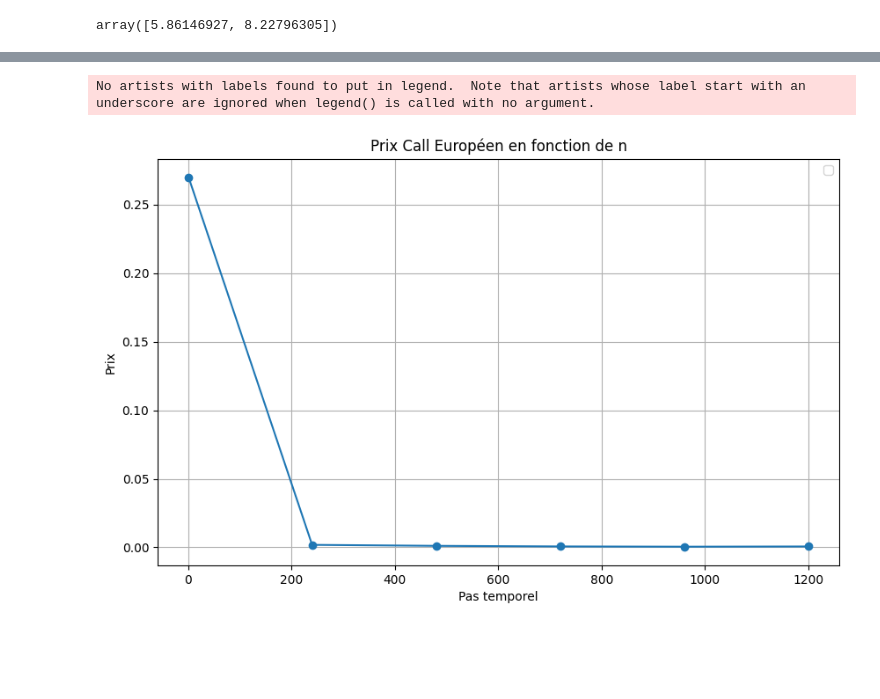
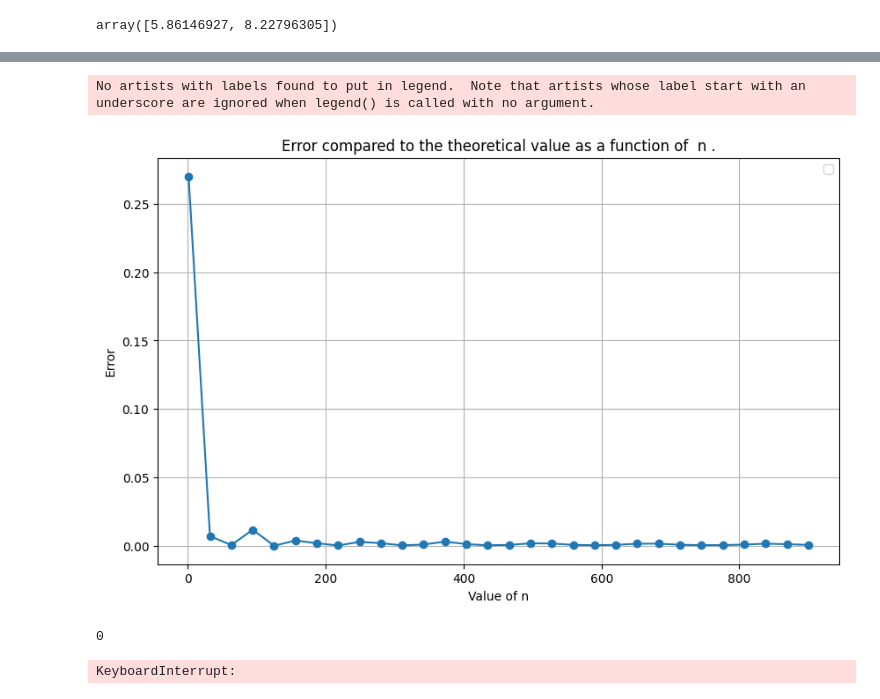
Before and after one commit to GodwinZonou/Options-pricing-recombining-tree, a Jupyter notebook: recomb_tree _2regime.ipynb, the cells around one changed output, grey strips where cells are left out. Saved outputs shown, nothing was run; the diff lists cells and outputs as text; code cells hidden in the pictures; blank space fills up the shorter version.

```diff
--- a/recomb_tree _2regime.ipynb
+++ b/recomb_tree _2regime.ipynb
@@ -44,7 +44,7 @@ def proba_up_middle_down(List_sigma,List_a,Liste_saut,sigma_bar,T,n):
         proba[2,i]=1-(proba[0,i]+proba[1,i])
     return proba
 # %%
-arbre=arbre_recomb2(1000,5)
+arbre=arbre_recomb2(2500,3)
 # %%
 kappa = 3.0
 theta = 0.04
@@ -52,7 +52,7 @@ sigma_v = 0.1
 r = 0.05
 rho = -0.1 # covariance between price and volatility brownian motions
 v0 = 0.04
-sigma_bar = 0.1
+sigma_bar = 0.2
 # %%
 def prix_call_europeen(K,S_o,n,b,sigma_bar,T,List_sigma,List_a,Liste_saut,List_r,P):
     proba_umd=proba_up_middle_down(List_sigma,List_a,Liste_saut,sigma_bar,T,n)
@@ -597,33 +606,33 @@ array([7.63109277e-01, 7.89815905e-01, 8.12482022e-01, 8.33446597e-01,
 # %%
 import numpy as np
 import matplotlib.pyplot as plt
 
 # Définir les valeurs de n
-n_values = np.linspace(1, 1200, 6, dtype=int)
+n_values = np.linspace(1, 900, 30, dtype=int)
 
 # Définir les autres paramètres
 K = 100
 S_o = 94
 truth = 5.8620
 # Créer une figure
 plt.figure(figsize=(10, 6))
 R=[]
 # Parcourir les valeurs de n
 for n in n_values:
     P=transition_matrix(Q,1/n)
     arbre=arbre_recomb2(n,2)
     A1 = prix_call_europeen(K, S_o, n, 2, 0.2, 1, L1, L2, L3, L4, P)[:,0][n*2][0]
     R.append(A1)
 plt.plot(n_values, np.abs(truth-np.array(R)), marker = "o")
 # Ajouter des labels et une légende
-plt.xlabel('Pas temporel')
-plt.ylabel('Prix')
-plt.title('Prix Call Européen en fonction de n')
+plt.xlabel('Value of n')
+plt.ylabel('Error')
+plt.title('Error compared to the theoretical value as a function of  n .')
 plt.legend()
 
 # Afficher le graphique
 plt.grid(True)
 plt.show()
 # %% [output]
 No artists with labels found to put in legend.  Note that artists whose label start with an underscore are ignored when legend() is called with no argument.
-[figure, old version]
+[figure, new version]
@@ -629,0 +645,33 @@ No artists with labels found to put in legend.  Note that artists whose label st
+# %%
+ctes = [(0.1, 5), (0.15, 3), (0.2, 2), (0.25, 2), (0.3, 1)]
+
+
+import math
+
+for j in range(5):
+    print(j)
+    arbre=arbre_recomb(1000,ctes[j][1])
+
+    for i in range(3):
+        EC = prix_call_europeen(K, SensitivySigmaTable0[i, 0], n, ctes[j][1], ctes[j][0], 1, L1, L2, [int(item) for item in liste_saut(2,L1,ctes[j][0],L2)], L4, P)[:,0][1000*ctes[j][1]]
+        AC = prix_call_americain(K, SensitivySigmaTable0[i, 0], n, ctes[j][1], ctes[j][0], 1, L1, L2, [int(item) for item in liste_saut(2,L1,ctes[j][0],L2)], L4, P)[:,0][1000*ctes[j][1]]
+        EP = prix_put_europeen(K, SensitivySigmaTable0[i, 0], n, ctes[j][1], ctes[j][0], 1, L1, L2, [int(item) for item in liste_saut(2,L1,ctes[j][0],L2)], L4, P)[:,0][1000*ctes[j][1]]
+        AP = prix_call_europeen(K, SensitivySigmaTable0[i, 0], n, ctes[j][1], ctes[j][0], 1, L1, L2, [int(item) for item in liste_saut(2,L1,ctes[j][0],L2)], L4, P)[:,0][1000*ctes[j][1]]
+        SensitivySigmaTable0[i, j+1] = EC[0]
+        SensitivySigmaTable0[3+i, j+1] = AC[0]
+        SensitivySigmaTable0[6+i, j+1] = EP[0]
+        SensitivySigmaTable0[9+i, j+1] = AP[0]
+        SensitivySigmaTable1[i, j+1] = EC[1]
+        SensitivySigmaTable1[3+i, j+1] = AC[1]
+        SensitivySigmaTable1[6+i, j+1] = EP[1]
+        SensitivySigmaTable1[9+i, j+1] = AP[1]
+
+#Computing MD and RD
+for i in range(3):
+        SensitivySigmaTable0[i, -2] = SensitivySigmaTable0[i,1:-2]
+        SensitivySigmaTable0[3+i, -2] = AC[0]
+        SensitivySigmaTable0[6+i, -2] = EP[0]
+        SensitivySigmaTable0[9+i, -2] = AP[0]
+# %% [output]
+0
+KeyboardInterrupt:
```
Also changed, not shown: parts of 10 cells of this notebook.
